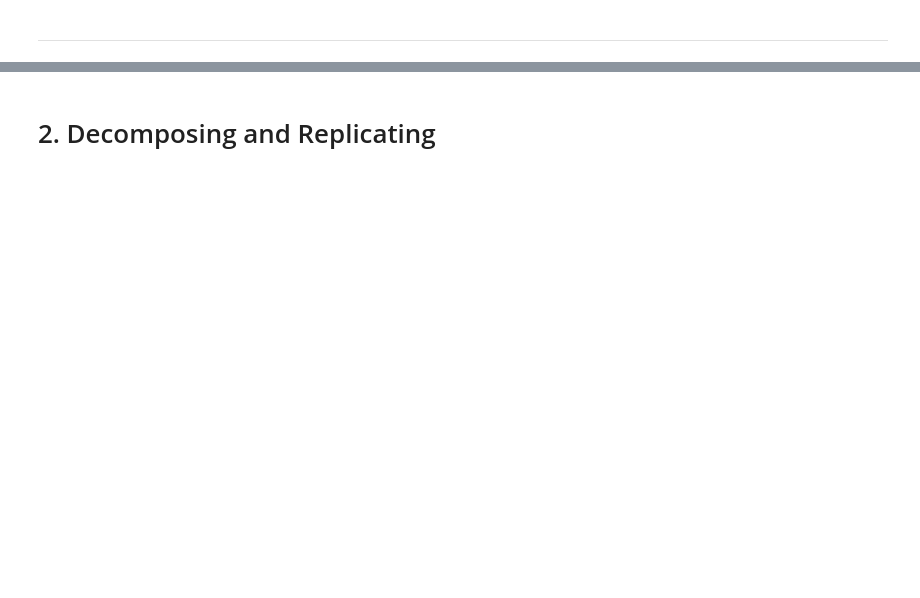
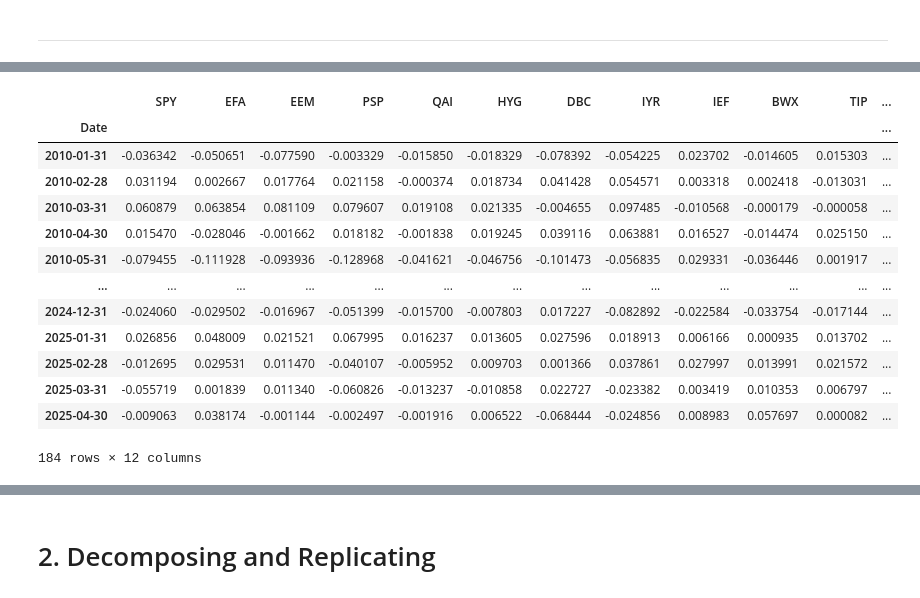
Before and after one commit to dakshox/drw-prework-2025, a Jupyter notebook: assignments/Assignment 2.1 - Using OLS.ipynb, the cells around one changed output, grey strips where cells are left out. Cells and saved outputs as stored; diff of their text form; code cells hidden in the pictures; blank space fills up the shorter version.

```diff
--- a/assignments/Assignment 2.1 - Using OLS.ipynb
+++ b/assignments/Assignment 2.1 - Using OLS.ipynb
@@ -54,2 +22,9 @@ Without doing any calculation, would you expect the sample residual of the univa
 # %% [markdown]
 ***
+# %%
+import pandas as pd
+import numpy as np
+import statsmodels.api as sm
+import matplotlib.pyplot as plt
+
+path = '../data/multi_asset_etf_data.xlsx'
@@ -55,0 +49,19 @@ Without doing any calculation, would you expect the sample residual of the univa
+# %%
+returns = pd.read_excel(path, sheet_name='total returns', index_col=0)
+returns.index = pd.to_datetime(ret.index)
+returns
+# %% [output]
+|  | SPY | EFA | EEM | PSP | QAI | HYG | DBC | IYR | IEF | BWX | TIP | ... |
+| Date |  |  |  |  |  |  |  |  |  |  |  | ... |
+| 2010-01-31 | -0.036342 | -0.050651 | -0.077590 | -0.003329 | -0.015850 | -0.018329 | -0.078392 | -0.054225 | 0.023702 | -0.014605 | 0.015303 | ... |
+| 2010-02-28 | 0.031194 | 0.002667 | 0.017764 | 0.021158 | -0.000374 | 0.018734 | 0.041428 | 0.054571 | 0.003318 | 0.002418 | -0.013031 | ... |
+| 2010-03-31 | 0.060879 | 0.063854 | 0.081109 | 0.079607 | 0.019108 | 0.021335 | -0.004655 | 0.097485 | -0.010568 | -0.000179 | -0.000058 | ... |
+| 2010-04-30 | 0.015470 | -0.028046 | -0.001662 | 0.018182 | -0.001838 | 0.019245 | 0.039116 | 0.063881 | 0.016527 | -0.014474 | 0.025150 | ... |
+| 2010-05-31 | -0.079455 | -0.111928 | -0.093936 | -0.128968 | -0.041621 | -0.046756 | -0.101473 | -0.056835 | 0.029331 | -0.036446 | 0.001917 | ... |
+| ... | ... | ... | ... | ... | ... | ... | ... | ... | ... | ... | ... | ... |
+| 2024-12-31 | -0.024060 | -0.029502 | -0.016967 | -0.051399 | -0.015700 | -0.007803 | 0.017227 | -0.082892 | -0.022584 | -0.033754 | -0.017144 | ... |
+| 2025-01-31 | 0.026856 | 0.048009 | 0.021521 | 0.067995 | 0.016237 | 0.013605 | 0.027596 | 0.018913 | 0.006166 | 0.000935 | 0.013702 | ... |
+| 2025-02-28 | -0.012695 | 0.029531 | 0.011470 | -0.040107 | -0.005952 | 0.009703 | 0.001366 | 0.037861 | 0.027997 | 0.013991 | 0.021572 | ... |
+| 2025-03-31 | -0.055719 | 0.001839 | 0.011340 | -0.060826 | -0.013237 | -0.010858 | 0.022727 | -0.023382 | 0.003419 | 0.010353 | 0.006797 | ... |
+| 2025-04-30 | -0.009063 | 0.038174 | -0.001144 | -0.002497 | -0.001916 | 0.006522 | -0.068444 | -0.024856 | 0.008983 | 0.057697 | 0.000082 | ... |
+184 rows × 12 columns
```
Also changed, not shown: parts of 32 cells of this notebook, 1 other file.
